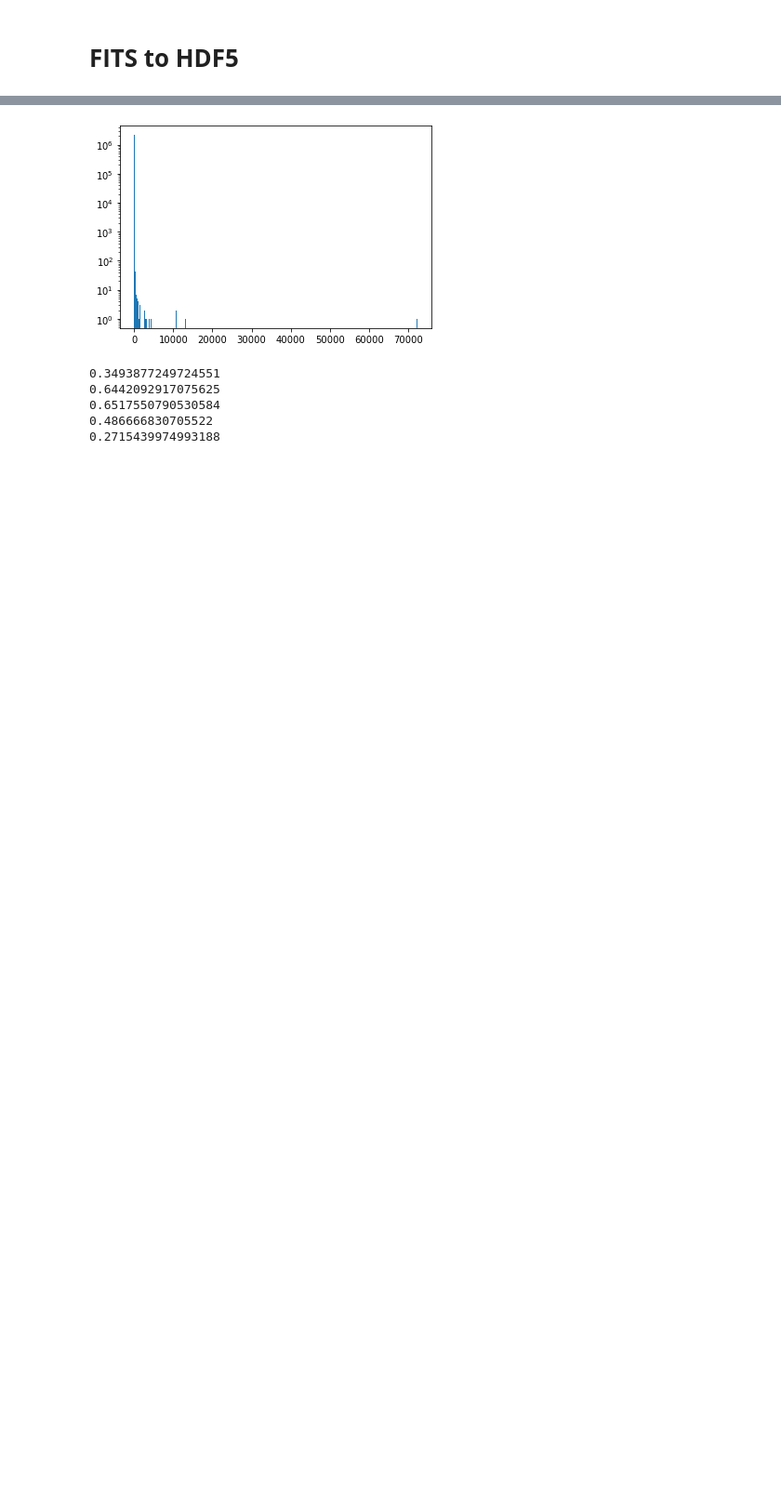
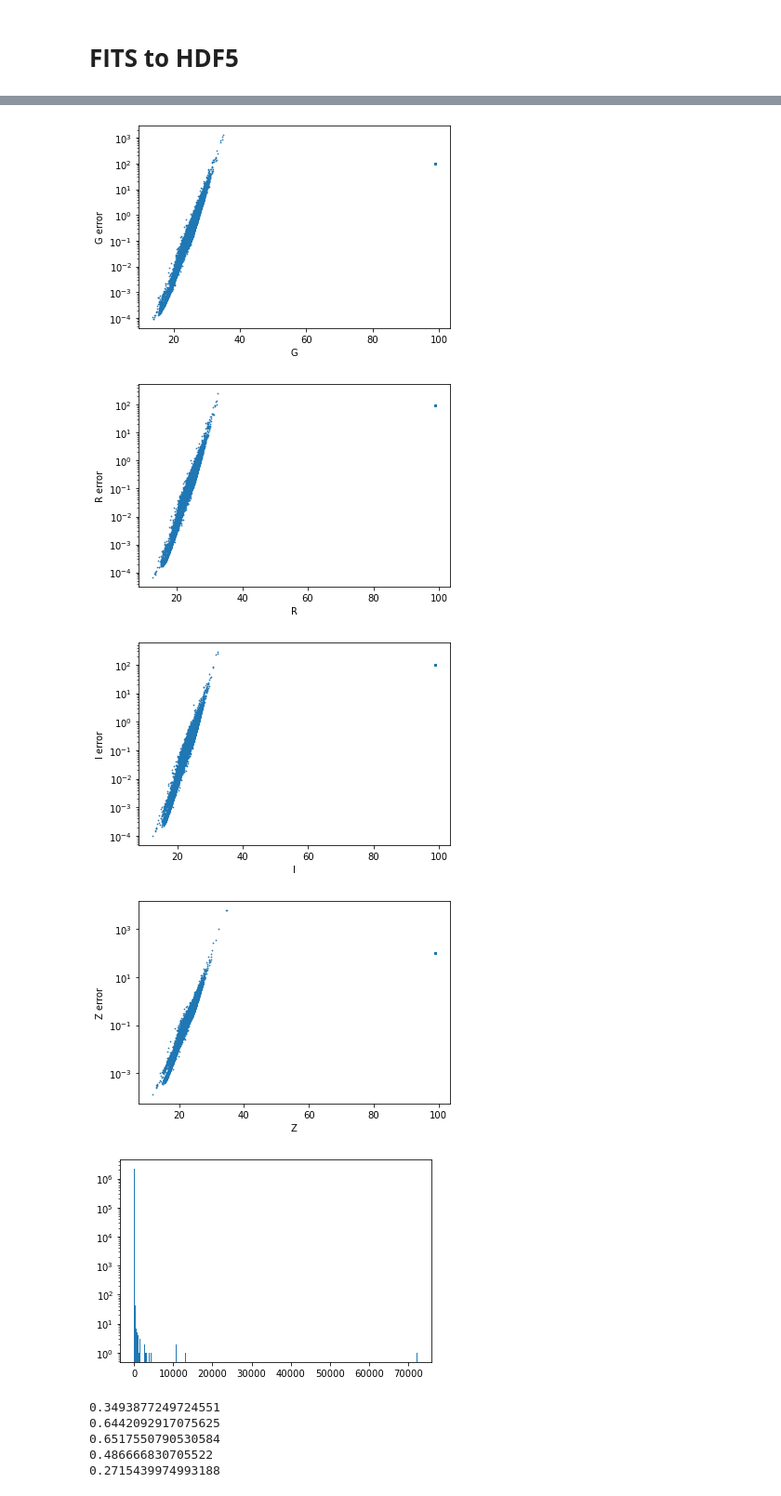
Before and after one commit to rbgdet/CSPZ, a Jupyter notebook: notebooks/FITStoHDF5.ipynb, the cells around one changed output, grey strips where cells are left out. Shown at 93% size. Saved outputs shown, nothing was run; the diff lists cells and outputs as text; code cells hidden in the pictures; blank space fills up the shorter version.

```diff
--- a/notebooks/FITStoHDF5.ipynb
+++ b/notebooks/FITStoHDF5.ipynb
@@ -85,3 +82,16 @@ for band in bandlist:
+# %%
+bandlist = ['G', 'R', 'I', 'Z']
+for band in bandlist:
+    plt.yscale('log')
+    plt.xlabel(f'{band}')
+    plt.ylabel(f'{band} error')
+    plt.scatter(data[f'MAG_AUTO_{band}'], data[f'MAGERR_AUTO_{band}'], s=.5)
+    plt.show()
+# %% [output]
+[figure, added]
+[figure, added]
+[figure, added]
+[figure, added]
 # %%
 tiles = np.unique(np.array(data['TILENAME']))
 # %%
```
Also changed, not shown: parts of 6 cells of this notebook, 34 other files.
